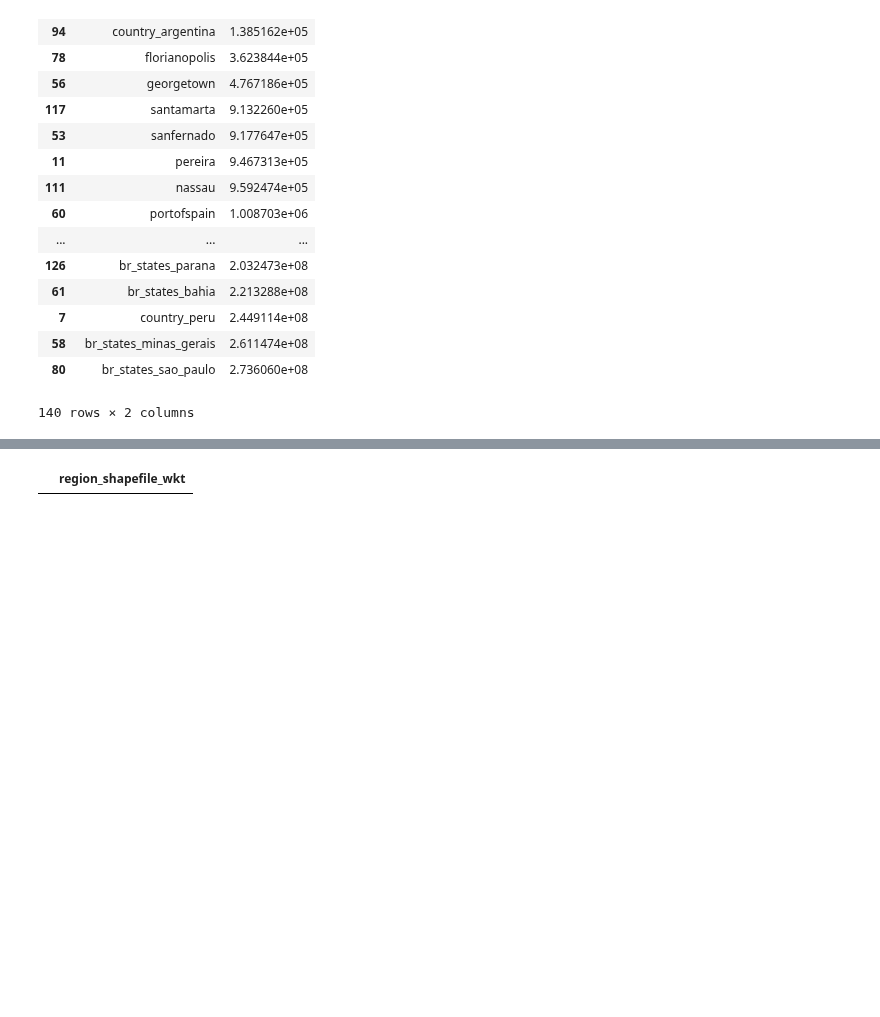
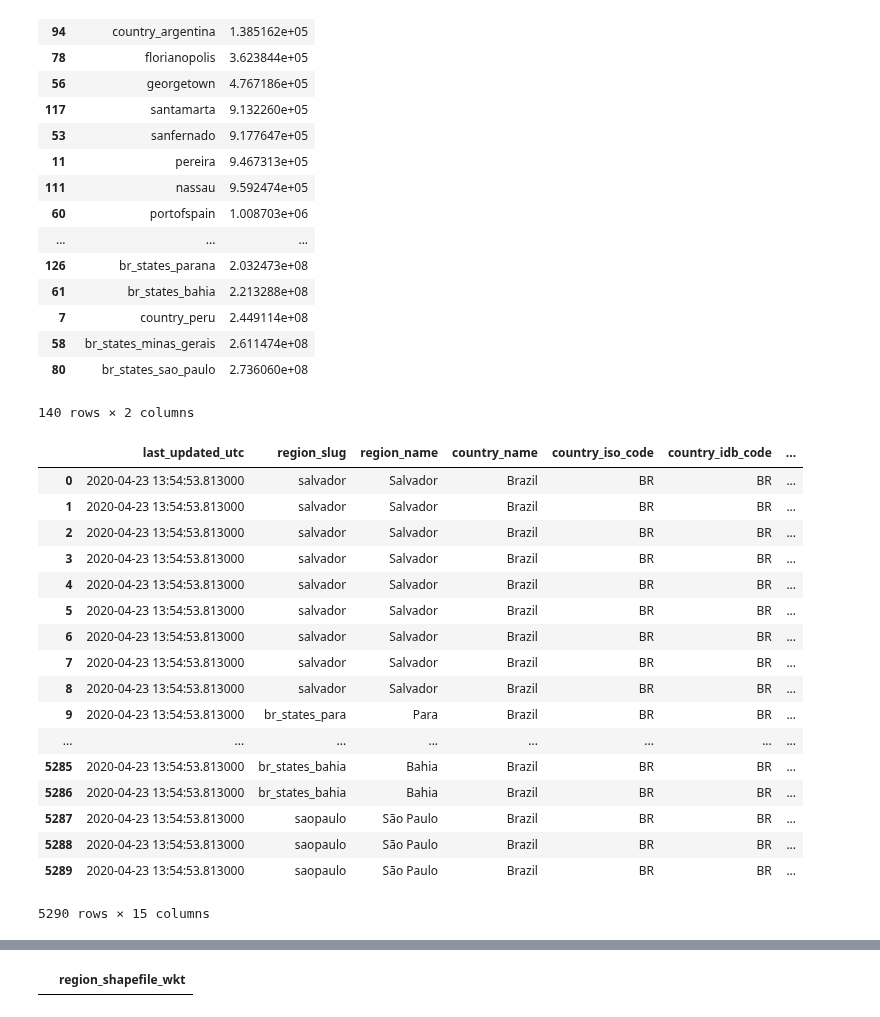
Before and after one commit to EL-BID/IDB-IDB-Invest-Coronavirus-Impact-Dashboard, a Jupyter notebook: notebooks/Add length to metatada.ipynb, the cells around one changed output, grey strips where cells are left out. Saved outputs shown, nothing was run; the diff lists cells and outputs as text; code cells hidden in the pictures; blank space fills up the shorter version.

```diff
--- a/notebooks/Add length to metatada.ipynb
+++ b/notebooks/Add length to metatada.ipynb
@@ -332,6 +332,29 @@ length.dropna().sort_values(by='total_length')
 140 rows × 2 columns
 # %%
 geometry = metadata[metadata['region_slug'] == 'country_brazil']['region_shapefile_wkt'].iloc[0]
+# %%
+daily = pd.read_csv('https://bit.ly/idb-traffic-daily')
+# %%
+daily
+# %% [output]
+|  | last_updated_utc | region_slug | region_name | country_name | country_iso_code | country_idb_code | ... |
+| 0 | 2020-04-23 13:54:53.813000 | salvador | Salvador | Brazil | BR | BR | ... |
+| 1 | 2020-04-23 13:54:53.813000 | salvador | Salvador | Brazil | BR | BR | ... |
+| 2 | 2020-04-23 13:54:53.813000 | salvador | Salvador | Brazil | BR | BR | ... |
+| 3 | 2020-04-23 13:54:53.813000 | salvador | Salvador | Brazil | BR | BR | ... |
+| 4 | 2020-04-23 13:54:53.813000 | salvador | Salvador | Brazil | BR | BR | ... |
+| 5 | 2020-04-23 13:54:53.813000 | salvador | Salvador | Brazil | BR | BR | ... |
+| 6 | 2020-04-23 13:54:53.813000 | salvador | Salvador | Brazil | BR | BR | ... |
+| 7 | 2020-04-23 13:54:53.813000 | salvador | Salvador | Brazil | BR | BR | ... |
+| 8 | 2020-04-23 13:54:53.813000 | salvador | Salvador | Brazil | BR | BR | ... |
+| 9 | 2020-04-23 13:54:53.813000 | br_states_para | Para | Brazil | BR | BR | ... |
+| ... | ... | ... | ... | ... | ... | ... | ... |
+| 5285 | 2020-04-23 13:54:53.813000 | br_states_bahia | Bahia | Brazil | BR | BR | ... |
+| 5286 | 2020-04-23 13:54:53.813000 | br_states_bahia | Bahia | Brazil | BR | BR | ... |
+| 5287 | 2020-04-23 13:54:53.813000 | saopaulo | São Paulo | Brazil | BR | BR | ... |
+| 5288 | 2020-04-23 13:54:53.813000 | saopaulo | São Paulo | Brazil | BR | BR | ... |
+| 5289 | 2020-04-23 13:54:53.813000 | saopaulo | São Paulo | Brazil | BR | BR | ... |
+5290 rows × 15 columns
 # %%
 import folium
 # %%
```
Also changed, not shown: parts of 9 cells of this notebook, 14 other files.
